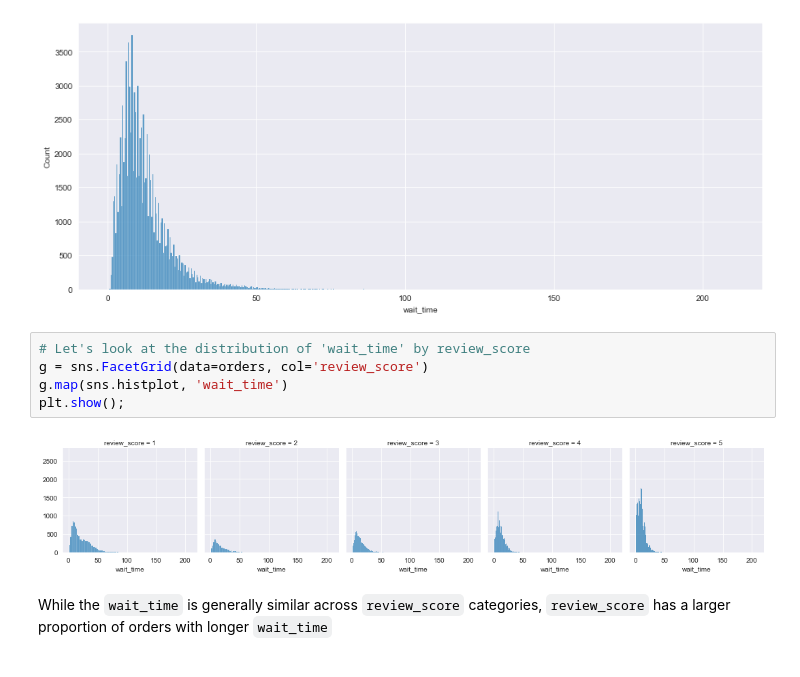
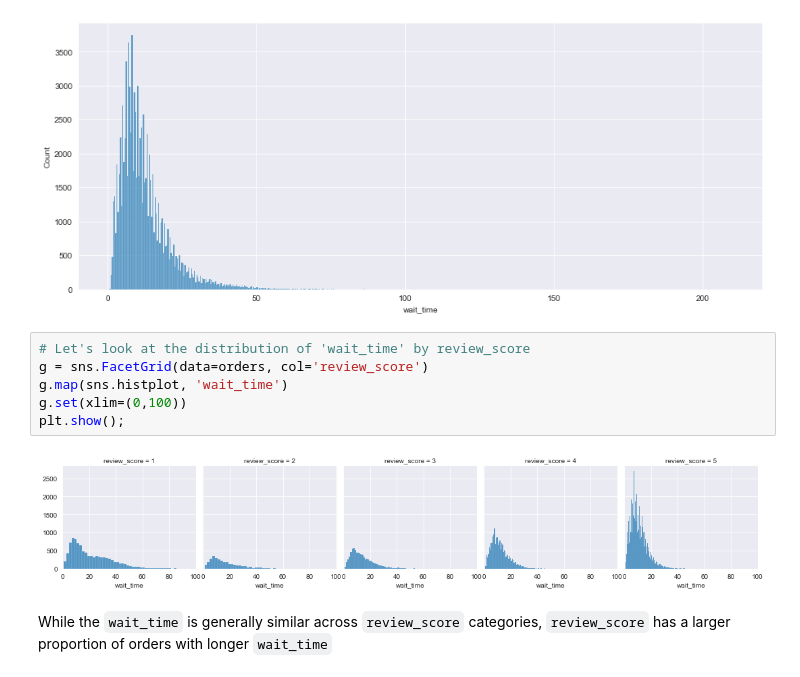
Before and after one commit to phlln/olist-analysis, a Jupyter notebook: notebooks/Orders Analysis.ipynb, the cells around one changed output. Drawn from its saved outputs; the diff is of its cells as text.

```diff
--- a/notebooks/Orders Analysis.ipynb
+++ b/notebooks/Orders Analysis.ipynb
@@ -315,10 +315,11 @@ sns.histplot(orders.wait_time);
 # %%
 # Let's look at the distribution of 'wait_time' by review_score
 g = sns.FacetGrid(data=orders, col='review_score')
 g.map(sns.histplot, 'wait_time')
+g.set(xlim=(0,100))
 plt.show();
 # %% [output]
-[figure, old version]
+[figure, new version]
 # %% [markdown]
 While the `wait_time` is generally similar across `review_score` categories, `review_score` has a larger proportion of orders with longer `wait_time`
 # %%
```
Also changed, not shown: parts of 15 cells of this notebook.
